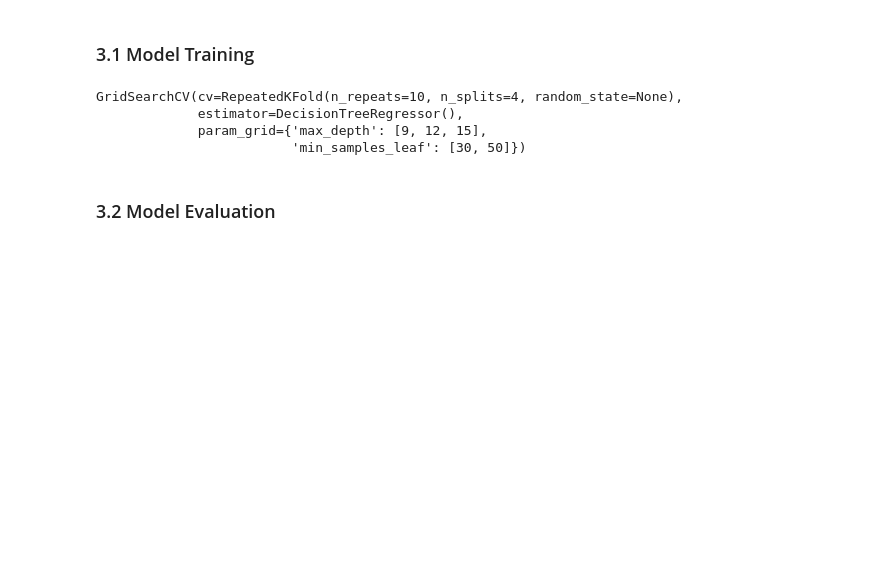
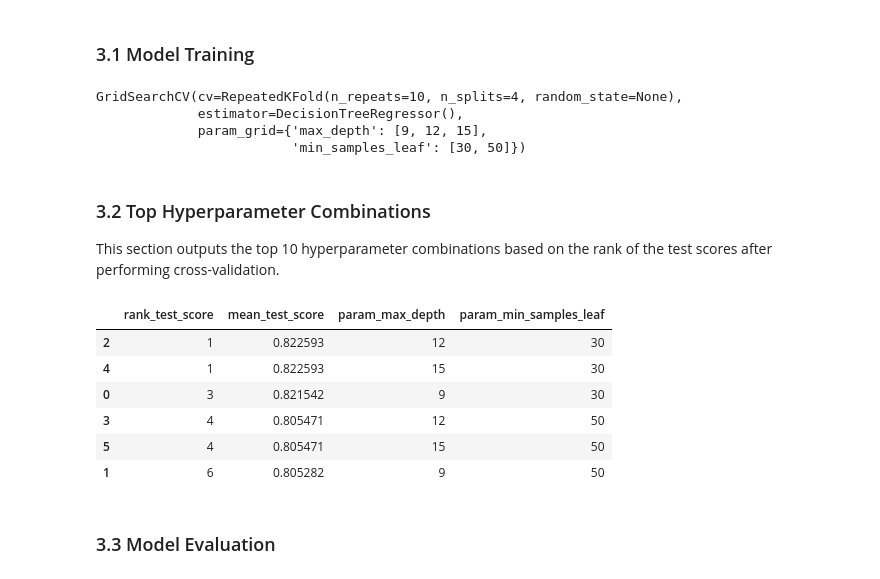
Before and after one commit to e-prossinger/CarbonFootprint_TechLab, a Jupyter notebook: shared_notebooks/model_DecisionTree_GridSearchCV.ipynb, the cells around one changed output. Saved outputs shown, nothing was run; the diff lists cells and outputs as text; code cells hidden in the pictures; blank space fills up the shorter version.

```diff
--- a/shared_notebooks/model_DecisionTree_GridSearchCV.ipynb
+++ b/shared_notebooks/model_DecisionTree_GridSearchCV.ipynb
@@ -185,8 +189,22 @@ GridSearchCV(cv=RepeatedKFold(n_repeats=10, n_splits=4, random_state=None),
              estimator=DecisionTreeRegressor(),
              param_grid={'max_depth': [9, 12, 15],
                          'min_samples_leaf': [30, 50]})
+# %% [markdown]
+### 3.2 Top Hyperparameter Combinations
+This section outputs the top 10 hyperparameter combinations based on the rank of the test scores after performing cross-validation.
+# %%
+#Hyperparameter
+pd.DataFrame(clf.cv_results_)[['rank_test_score','mean_test_score','param_max_depth','param_min_samples_leaf']].sort_values(by='rank_test_score').head(10)
+# %% [output]
+|  | rank_test_score | mean_test_score | param_max_depth | param_min_samples_leaf |
+| 2 | 1 | 0.822593 | 12 | 30 |
+| 4 | 1 | 0.822593 | 15 | 30 |
+| 0 | 3 | 0.821542 | 9 | 30 |
+| 3 | 4 | 0.805471 | 12 | 50 |
+| 5 | 4 | 0.805471 | 15 | 50 |
+| 1 | 6 | 0.805282 | 9 | 50 |
 # %% [markdown]
-### 3.2 Model Evaluation
+### 3.3 Model Evaluation
 # %%
   ##Evaluating the Model  ######################################################
 from sklearn.metrics import mean_squared_error, r2_score
```
Also changed, not shown: parts of 15 cells of this notebook.
